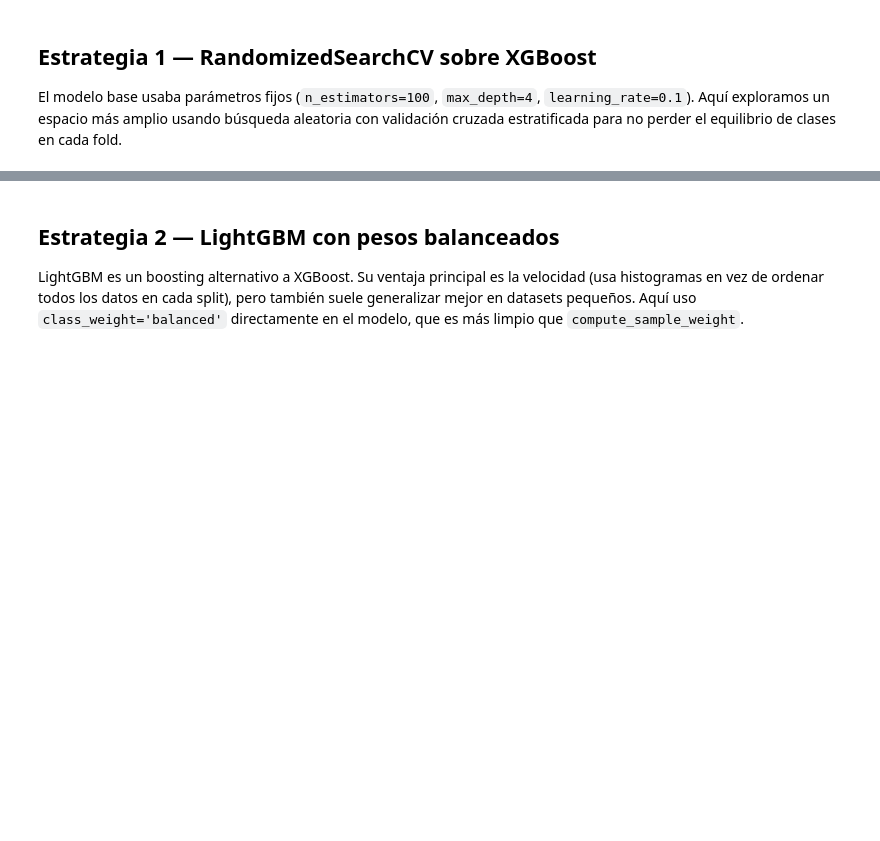
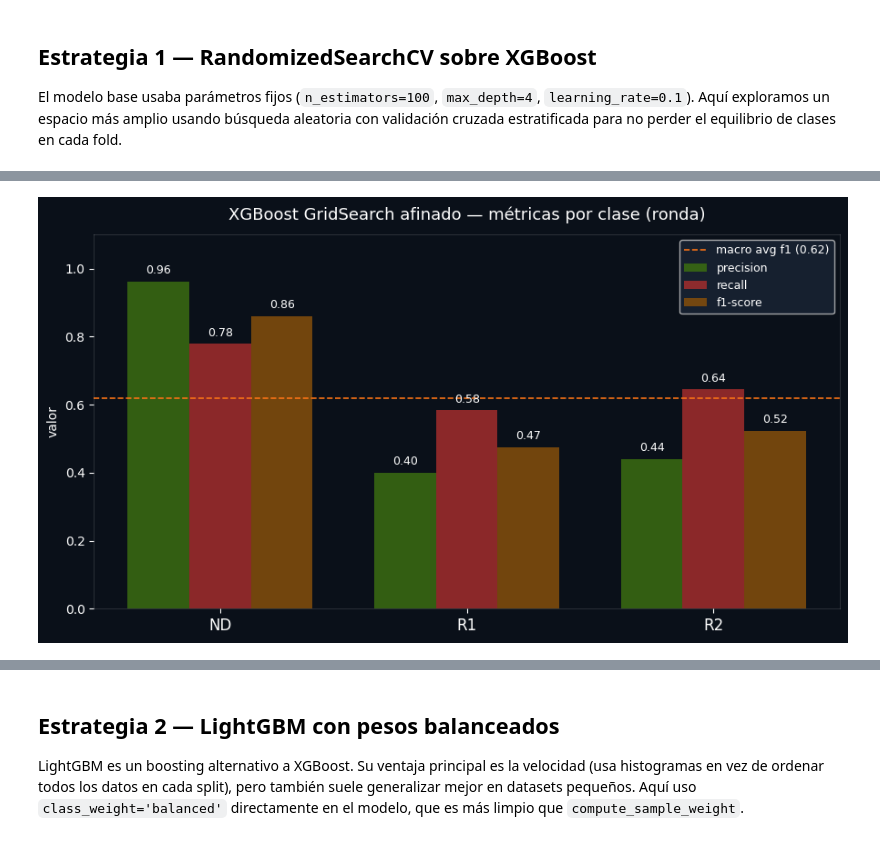
Before and after one commit to RobertoCantero82/nba-draft-2026-prediccion, a Jupyter notebook: notebooks/modelos/segundo_modelo_draft.ipynb, the cells around one changed output, grey strips where cells are left out. Cells and saved outputs as stored; diff of their text form; code cells hidden in the pictures; blank space fills up the shorter version.

Commit message:
Trabajo miercoles 10 junio (nuevos modelos y app)

```diff
--- a/notebooks/modelos/segundo_modelo_draft.ipynb
+++ b/notebooks/modelos/segundo_modelo_draft.ipynb
@@ -160,0 +430,7 @@ plt.show()
+# %%
+# evalúo el modelo afinado en test
+xgb_grid = grid_search.best_estimator_
+y_pred_grid = xgb_grid.predict(X_test)
+
+print("=== XGBoost GridSearch afinado ===")
+print(classification_report(y_test, y_pred_grid, target_names=le_target_draft.classes_))
@@ -160,0 +448,35 @@ plt.show()
+# %%
+# visualización GridSearch
+report_grid = classification_report(y_test, y_pred_grid, target_names=clases, output_dict=True)
+
+precision_g = [report_grid[c]['precision'] for c in clases]
+recall_g    = [report_grid[c]['recall']    for c in clases]
+f1_g        = [report_grid[c]['f1-score']  for c in clases]
+metricas_g  = {'precision': precision_g, 'recall': recall_g, 'f1-score': f1_g}
+
+fig, ax = plt.subplots(figsize=(9, 5))
+fig.patch.set_facecolor('#0a1019')
+ax.set_facecolor('#0a1019')
+for i, (nombre, valores) in enumerate(metricas_g.items()):
+    barras = ax.bar(x + i * ancho, valores, ancho, label=nombre, color=colores[i], alpha=0.85)
+    for barra in barras:
+        alto = barra.get_height()
+        ax.text(barra.get_x() + barra.get_width() / 2, alto + 0.015,
+                f'{alto:.2f}', ha='center', va='bottom', fontsize=9, color='white')
+
+macro_f1_g = report_grid['macro avg']['f1-score']
+ax.axhline(y=macro_f1_g, color='#f97316', linestyle='--', linewidth=1.2,
+           label=f'macro avg f1 ({macro_f1_g:.2f})')
+ax.set_xticks(x + ancho)
+ax.set_xticklabels(clases, color='white', fontsize=12)
+ax.set_ylim(0, 1.1)
+ax.set_ylabel('valor', color='white')
+ax.set_title('XGBoost GridSearch afinado — métricas por clase (ronda)', color='white', fontsize=13, pad=12)
+ax.tick_params(colors='white')
+ax.legend(facecolor='#1a2535', labelcolor='white', fontsize=9)
+for spine in ax.spines.values():
+    spine.set_edgecolor('#ffffff22')
+plt.tight_layout()
+plt.show()
+# %% [output]
+[figure, added]
```
Also changed, not shown: parts of 42 cells of this notebook, 23 other files.
